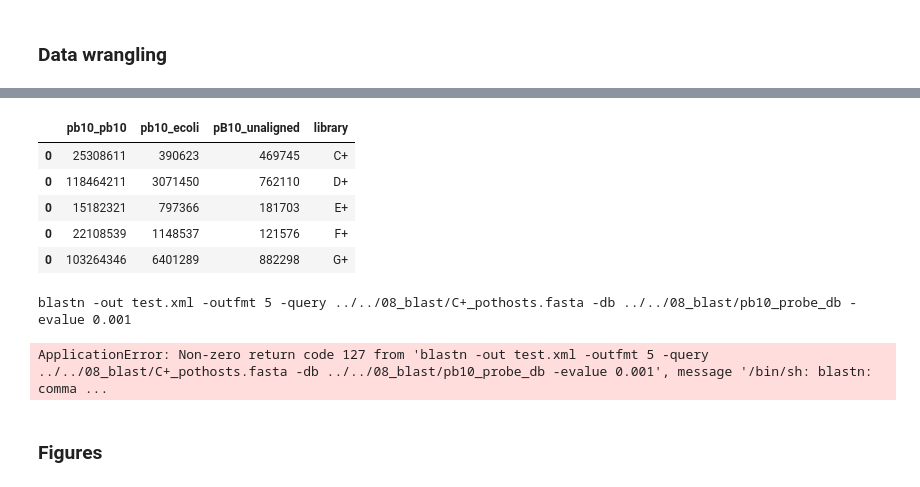
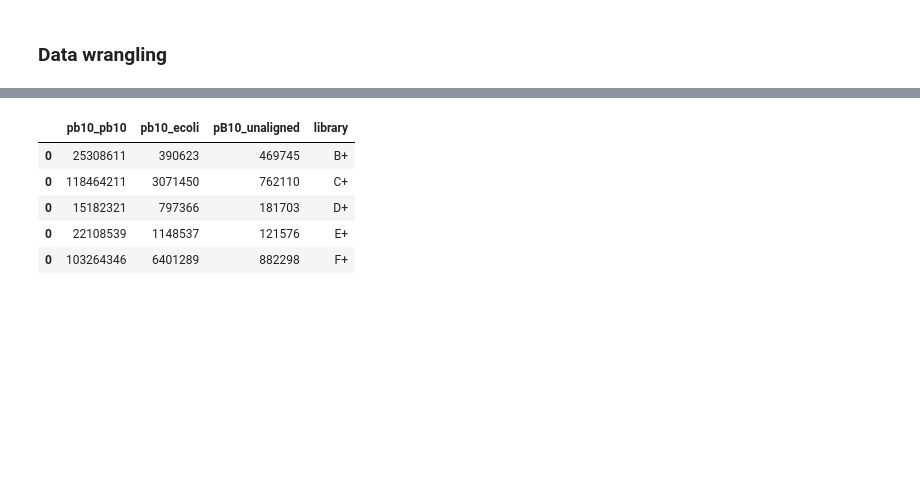
Before and after one commit to scastanedabarba/hic_targetcapture, a Jupyter notebook: data_visualization.ipynb, the cells around one changed output, grey strips where cells are left out. Drawn from its saved outputs; the diff is of its cells as text; code cells hidden in the pictures; blank space fills up the shorter version.

```diff
--- a/data_visualization.ipynb
+++ b/data_visualization.ipynb
@@ -81,6 +83,13 @@ def plot_coverage(file, ax1, ax2, ax3, xlabels='off'):
 
     ax2.yaxis.set_ticklabels([])
     ax3.yaxis.set_ticklabels([])
+
+def import_fasta(fname):
+    contents=[]
+    with open(fname, 'r') as file:
+        for line in file:
+            contents.append(line.strip())
+    return(contents)
 # %% [markdown]
 ## Enrichment analysis
 # %%
@@ -369,0 +641,2 @@ Text(0.5, 1.0, 'Hi-C Read: Pputida-pB10')
+# %%
+results = analyze_hosts(['B', 'C', 'D', 'C+', 'D+', 'E+', 'F+', 'G+'], ctrl_detected)
@@ -369,0 +659,14 @@ Text(0.5, 1.0, 'Hi-C Read: Pputida-pB10')
+# %%
+data = results.loc[(results['class']=='genus') & (results['score']>50) & (results['entry']!='Homo')].sort_values(by=['Library', 'score'], ascending=True)
+data2 = pd.melt(data, id_vars='Library', value_vars=['Coverage', 'Unique Bases'])
+
+fig7, ax1 = plt.subplots(nrows=1, ncols=1, figsize=(7.5,2), dpi=300)
+rc = {'font.size': 7.0, 'axes.labelsize': 7.0, 'axes.titlesize': 7.0, 'xtick.labelsize': 7.0,
+      'ytick.labelsize': 7.0, 'legend.fontsize': 7.0, 'legend.title_fontsize': 7.0, "font.family": "Helvetica"}
+sns.set(style='ticks', rc=rc)
+sns.set(style='ticks')
+sns.scatterplot(data = data2, x='value', y='Library', hue='variable', ax=ax1)
+ax1.set_xlabel('Percentage', fontsize=7, fontweight='bold')
+ax1.tick_params(axis='both', which='major', labelsize=7)
+ax1.set_ylabel('DNA Library', fontsize=7, fontweight='bold')
+plt.savefig('/mnt/ceph/cast9836/00_projects/hic_targetcapture/06_output/figures/fig7.pdf', bbox_inches='tight', dpi=300)
@@ -369,0 +675,10 @@ Text(0.5, 1.0, 'Hi-C Read: Pputida-pB10')
+# %%
+pd.set_option('display.max_colwidth', None)
+reads = pd.read_csv('C+_pb10_unaligned.csv')
+kraken = pd.read_csv('C+_out.kraken2', sep='\t', header=None)
+taxon = pd.read_csv('C+_lineage.txt', sep='\t')
+taxon['classified'], taxon['seqid']  = kraken[0], kraken[1]
+complete_df = reads.merge(taxon, how='left',on='seqid')
+no_unclassified = complete_df[complete_df['classified']=='C']
+no_unclassified.drop(columns=['classified','taxid'], inplace=True)
+no_unclassified[no_unclassified['genus']=='Homo']
@@ -370,27 +699,17 @@ Text(0.5, 1.0, 'Hi-C Read: Pputida-pB10')
 # %%
 os.chdir('/mnt/ceph/cast9836/00_projects/hic_targetcapture/06_output/denovo/')
 
 count_data2 = pd.DataFrame(columns=['pb10_pb10', 'pb10_ecoli', 'pB10_unaligned', 'library'])
 for file in ['C+_read_count.csv', 'D+_read_count.csv', 'E+_read_count.csv', 'F+_read_count.csv', 'G+_read_count.csv']:
     data = pd.read_csv(file)
-    data['library'] = file.split('_')[0]
+    #data['library'] = file.split('_')[0]
     count_data2 = count_data2.append(data)
+count_data2['library'] = ['B+', 'C+', 'D+', 'E+', 'F+']
 count_data2
 # %% [output]
 |  | pb10_pb10 | pb10_ecoli | pB10_unaligned | library |
-| 0 | 25308611 | 390623 | 469745 | C+ |
-| 0 | 118464211 | 3071450 | 762110 | D+ |
-| 0 | 15182321 | 797366 | 181703 | E+ |
-| 0 | 22108539 | 1148537 | 121576 | F+ |
-| 0 | 103264346 | 6401289 | 882298 | G+ |
+| 0 | 25308611 | 390623 | 469745 | B+ |
+| 0 | 118464211 | 3071450 | 762110 | C+ |
+| 0 | 15182321 | 797366 | 181703 | D+ |
+| 0 | 22108539 | 1148537 | 121576 | E+ |
+| 0 | 103264346 | 6401289 | 882298 | F+ |
-# %%
-#import blast output file
-result
-# %% [output]
-blastn -out test.xml -outfmt 5 -query ../../08_blast/C+_pothosts.fasta -db ../../08_blast/pb10_probe_db -evalue 0.001
-# %%
-stdout, stderr = blastx_cline()
-# %% [output]
-ApplicationError: Non-zero return code 127 from 'blastn -out test.xml -outfmt 5 -query ../../08_blast/C+_pothosts.fasta -db ../../08_blast/pb10_probe_db -evalue 0.001', message '/bin/sh: blastn: comma ...
-# %% [markdown]
-### Figures
```
Also changed, not shown: parts of 18 cells of this notebook, 4 other files.
